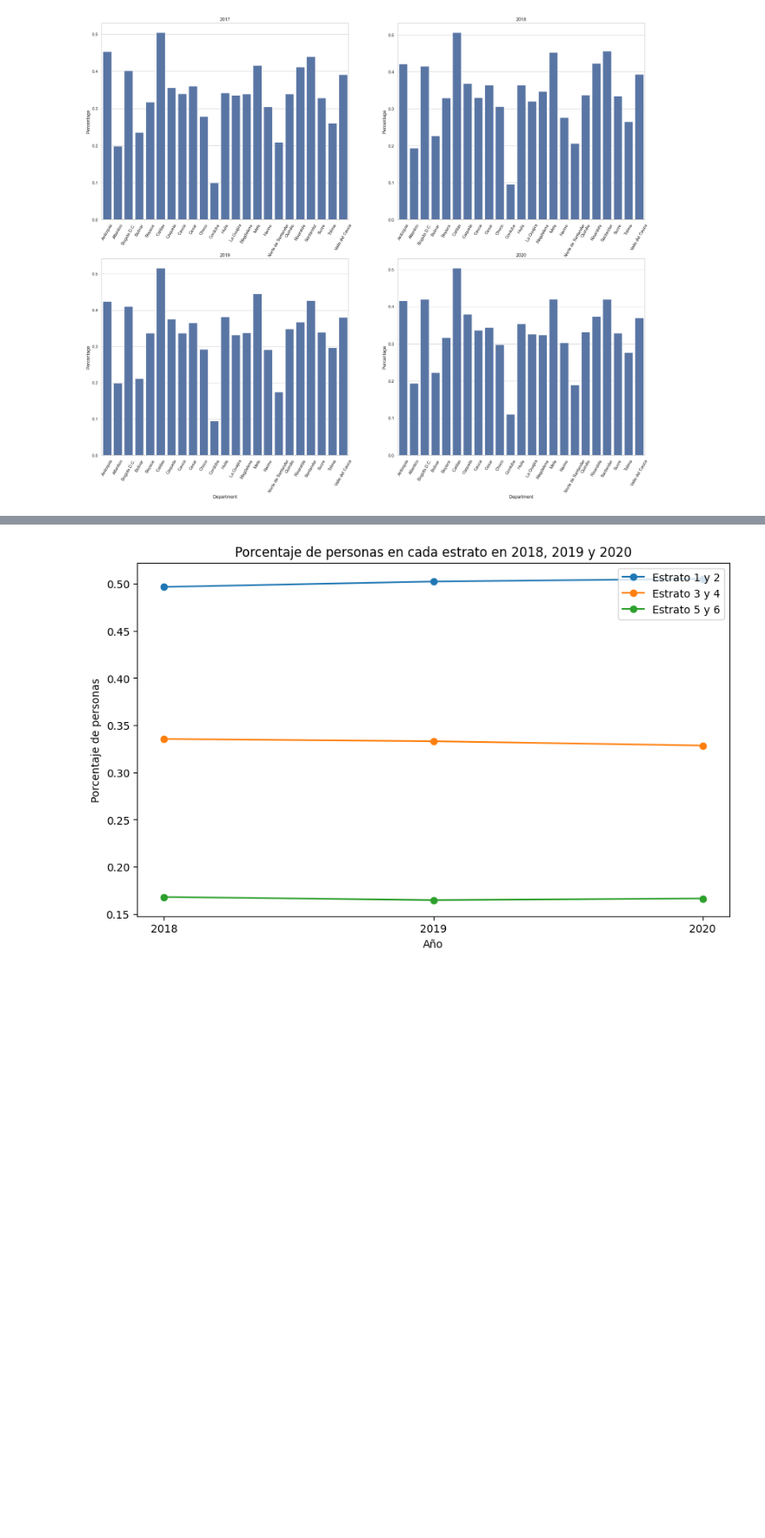
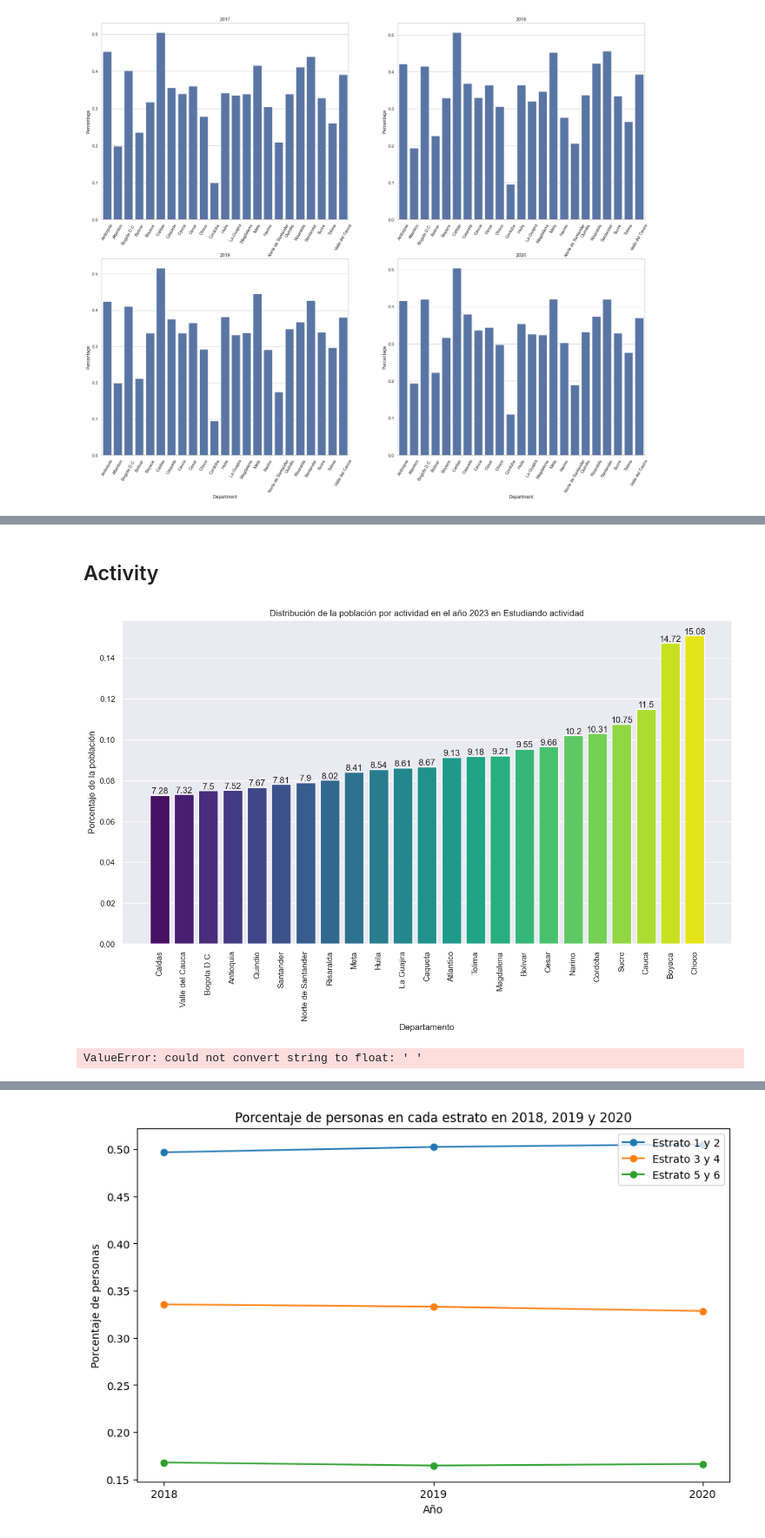
Before and after one commit to dalejandroabel/NASA-Space-Apps, a Jupyter notebook: notebooks/national.ipynb, the cells around one changed output, grey strips where cells are left out. Shown at 87% size. Cells and saved outputs as stored; diff of their text form; code cells hidden in the pictures; blank space fills up the shorter version.

```diff
--- a/notebooks/national.ipynb
+++ b/notebooks/national.ipynb
@@ -329,0 +424,2 @@ plt.show()
+# %% [markdown]
+## Activity
@@ -329,0 +472,4 @@ plt.show()
+# %%
+plot_activity_distribution(df_per, 2023, 'Estudiando', give_people)
+# %% [output]
+[figure, added]
@@ -329,0 +539,4 @@ plt.show()
+# %%
+df_hog = filter_datasets_home(dfs, deptos, years, remove_accents, filter_dataset_people)
+# %% [output]
+ValueError: could not convert string to float: ' '
```
Also changed, not shown: parts of 21 cells of this notebook, 1 other file.
